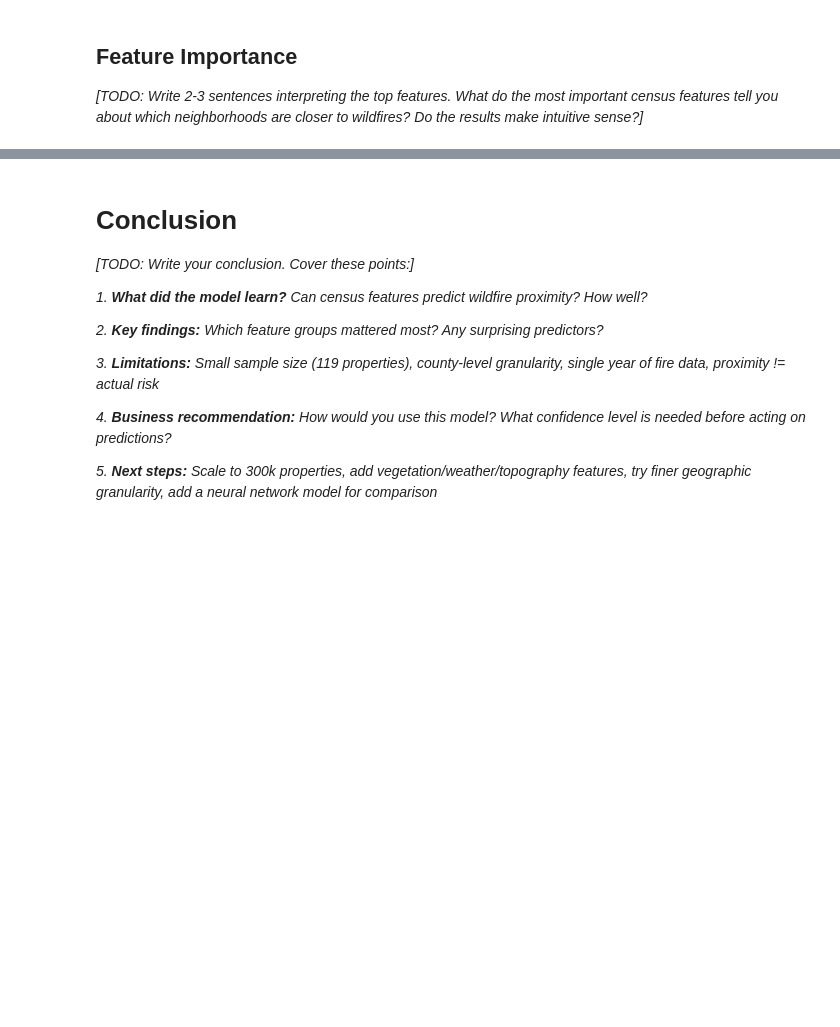
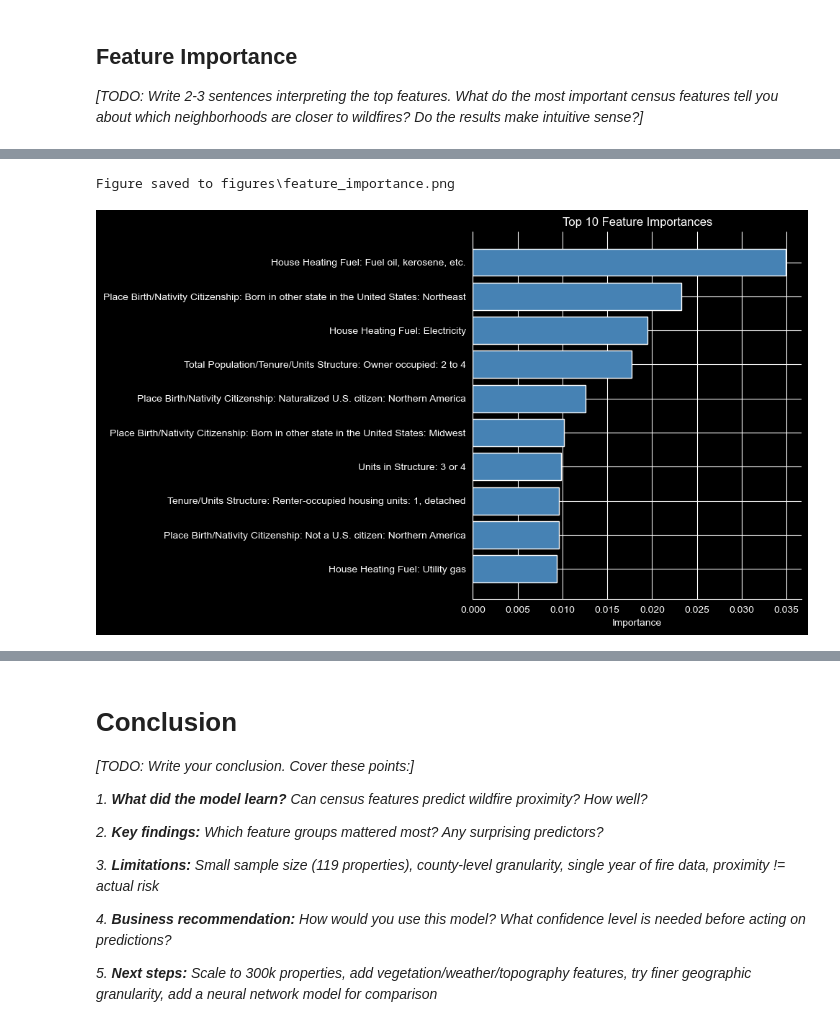
Before and after one commit to BaconBaconBacon/Data-Science-Portfolio, a Jupyter notebook: Python/Machine Learning/ML Property Wildfire Risk/fire_risk_ML.ipynb, the cells around one changed output, grey strips where cells are left out. Saved outputs shown, nothing was run; the diff lists cells and outputs as text; code cells hidden in the pictures; blank space fills up the shorter version.

```diff
--- a/Python/Machine Learning/ML Property Wildfire Risk/fire_risk_ML.ipynb
+++ b/Python/Machine Learning/ML Property Wildfire Risk/fire_risk_ML.ipynb
@@ -280,11 +320,13 @@ print(f"\nTop 10 features:\n{top_features}")
 # %%
 # Feature importance bar chart
 fig_importance = visualize.plot_feature_importance(
     top_features,
     title="Top 10 Feature Importances",
     save_path=Path("figures/feature_importance.png")
 )
-fig_importance
+# %% [output]
+Figure saved to figures\feature_importance.png
+[figure, added]
 # %%
 # Actual vs Predicted scatter plot
 y_pred = best_model.predict(X_test)
```
Also changed, not shown: parts of 16 cells of this notebook, 4 other files.
